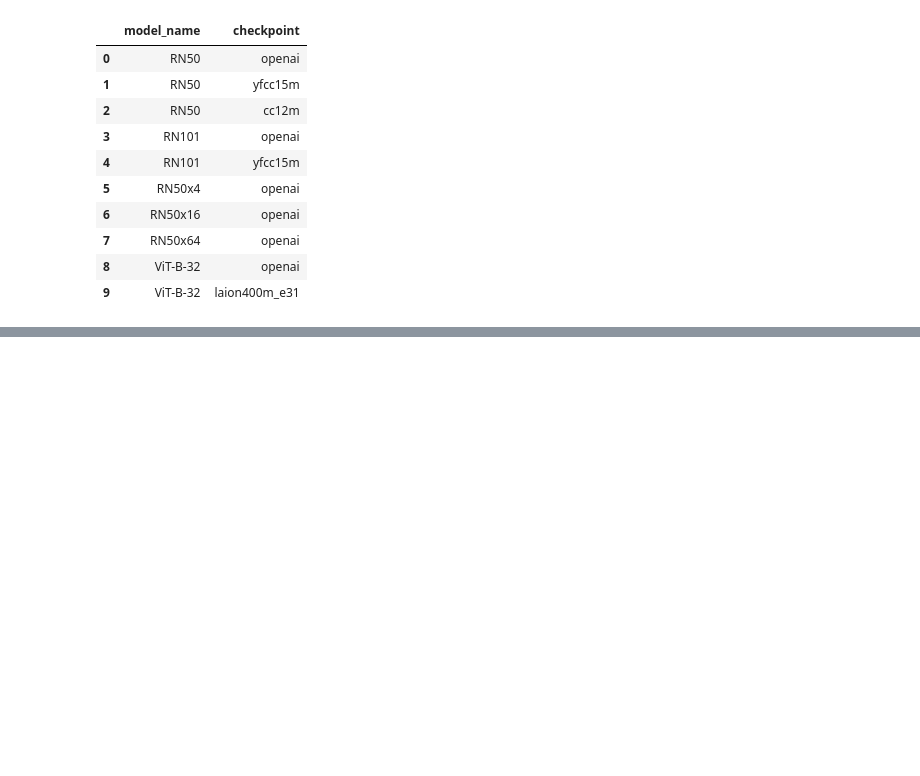
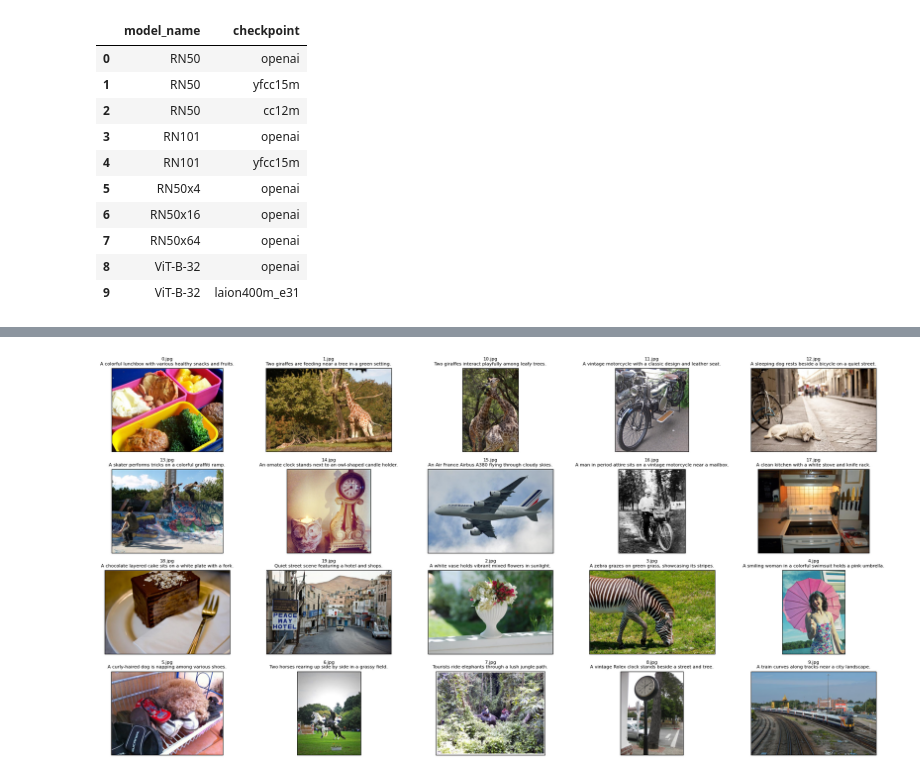
Before and after one commit to gong428/langcahin_study, a Jupyter notebook: ch9/multymodal.ipynb, the cells around one changed output, grey strips where cells are left out. Drawn from its saved outputs; the diff is of its cells as text; code cells hidden in the pictures; blank space fills up the shorter version.

```diff
--- a/ch9/multymodal.ipynb
+++ b/ch9/multymodal.ipynb
@@ -73,0 +77,11 @@ image_embedding_function = OpenCLIPEmbeddings(
+# %%
+# 이미지의 경로를 리스트로 저장
+image_uris = sorted(
+    [
+        os.path.join("tmp", image_name)
+        for image_name in os.listdir("tmp")
+        if image_name.endswith(".jpg")
+    ]
+)
+
+image_uris
@@ -73,0 +128,9 @@ image_embedding_function = OpenCLIPEmbeddings(
+# %%
+# 이미지 설명
+descriptions = dict()
+
+for image_uri in image_uris:
+    descriptions[image_uri] = model.invoke(image_uri, display_image=False)
+
+# 생성된 결과물 출력
+descriptions
@@ -73,0 +158,40 @@ image_embedding_function = OpenCLIPEmbeddings(
+# %%
+import os
+from PIL import Image
+import matplotlib.pyplot as plt
+
+# 원본 이미지, 처리된 이미지, 텍스트 설명을 저장할 리스트 초기화
+original_images = []
+images = []
+texts = []
+
+# 그래프 크기 설정 (20x10 인치)
+plt.figure(figsize=(20, 10))
+
+# 'tmp' 디렉토리에 저장된 이미지 파일들을 처리
+for i, image_uri in enumerate(image_uris):
+    # 이미지 파일 열기 및 RGB 모드로 변환
+    image = Image.open(image_uri).convert("RGB")
+
+    # 4x5 그리드의 서브플롯 생성
+    plt.subplot(4, 5, i + 1)
+
+    # 이미지 표시
+    plt.imshow(image)
+
+    # 이미지 파일명과 설명을 제목으로 설정
+    plt.title(f"{os.path.basename(image_uri)}\n{descriptions[image_uri]}", fontsize=8)
+
+    # x축과 y축의 눈금 제거
+    plt.xticks([])
+    plt.yticks([])
+
+    # 원본 이미지, 처리된 이미지, 텍스트 설명을 각 리스트에 추가
+    original_images.append(image)
+    images.append(image)
+    texts.append(descriptions[image_uri])
+
+# 서브플롯 간 간격 조정
+plt.tight_layout()
+# %% [output]
+[figure, added]
```
Also changed, not shown: parts of 5 cells of this notebook, 1 other file.
